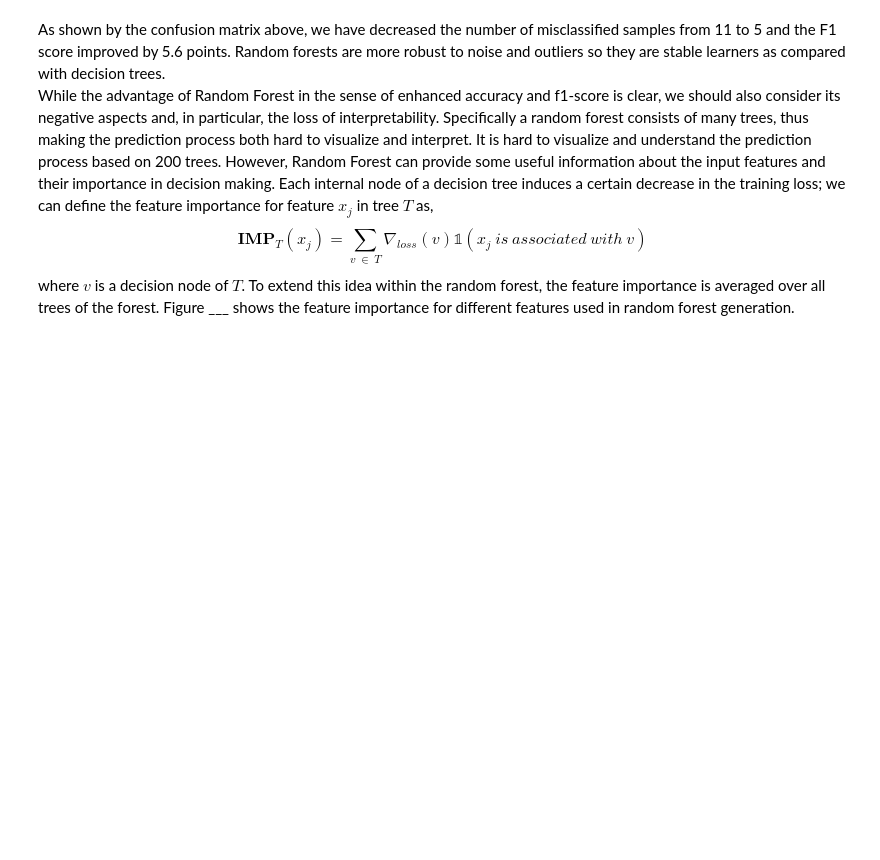
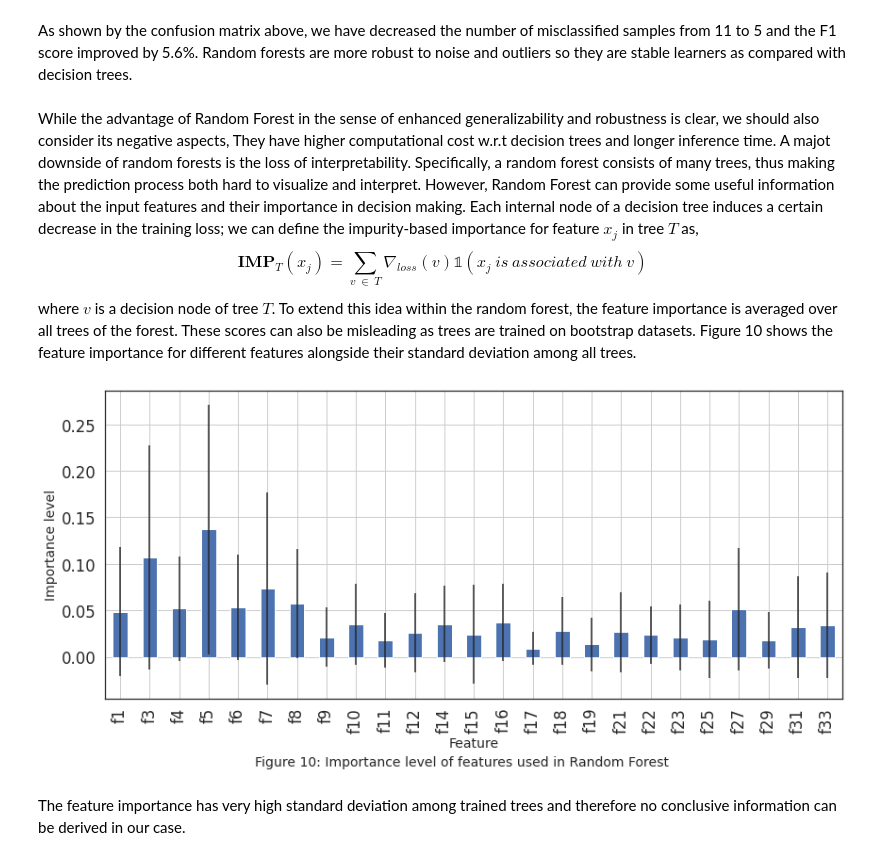
Before and after one commit to DeskDown/Ionosphere_Classfication, a Jupyter notebook: classification-of-ionosphere-returns.ipynb, the cells around one changed output. Saved outputs shown, nothing was run; the diff lists cells and outputs as text; code cells hidden in the pictures; blank space fills up the shorter version.

```diff
--- a/classification-of-ionosphere-returns.ipynb
+++ b/classification-of-ionosphere-returns.ipynb
@@ -542,27 +584,32 @@ for name in models:
 # %% [markdown]
-
-As shown by the confusion matrix above, we have decreased the number of misclassified samples from 11 to 5 and the F1 score improved by 5.6 points. Random forests are more robust to noise and outliers so they are stable learners as compared with decision trees.
-While the advantage of Random Forest in the sense of enhanced accuracy and f1-score is clear, we should
-also consider its negative aspects and, in particular, the loss of interpretability. Specifically a random forest consists of many trees, thus making the prediction process both hard to visualize and interpret. It is hard to visualize and understand the prediction process based on 200 trees. However, Random Forest can provide some useful information about the input features and their importance in decision making. Each internal node of a decision tree induces a certain decrease in the training loss; we
-can define the feature importance for feature $x_j$ in tree $T$ as,
+As shown by the confusion matrix above, we have decreased the number of misclassified samples from 11 to 5 and the F1 score improved by 5.6%. Random forests are more robust to noise and outliers so they are stable learners as compared with decision trees.
+<br>
+While the advantage of Random Forest in the sense of enhanced generalizability and robustness is clear, we should also consider its negative aspects, They have higher computational cost w.r.t decision trees and longer inference time. A majot downside of random forests is the loss of interpretability. Specifically, a random forest consists of many trees, thus making the prediction process both hard to visualize and interpret. However, Random Forest can provide some useful information about the input features and their importance in decision making. Each internal node of a decision tree induces a certain decrease in the training loss; we can define the impurity-based importance for feature $x_j$ in tree $T$ as,
 $$
 \textbf{IMP}_{T}(x_j) = \sum_{v\ \in\ {T}} \nabla_{loss}(v) \mathbb{1}(x_j\ is\ associated\ with\ v)
 $$
-where $v$ is a decision node of $T$. To extend this idea within the random forest, the feature importance is averaged over all trees of the forest. Figure ___ shows the feature importance for different features used in random forest generation.
+where $v$ is a decision node of tree $T$. To extend this idea within the random forest, the feature importance is averaged over all trees of the forest. These scores can also be misleading as trees are trained on bootstrap datasets. Figure 10 shows the feature importance for different features alongside their standard deviation among all trees.
 # %%
 num_cols = X_train.select_dtypes(include= ['Float64', 'int64']).columns
 clf = gs_trained_models["RandomForest"].named_steps['randomforestclassifier']
 
 plt.figure(figsize = (14,6))
-height = clf.feature_importances_
-order = np.argsort(height)
-plt.bar(x = num_cols[order][::-1], height= height[order][::-1])
-
+importances = clf.feature_importances_
+std = np.std([tree.feature_importances_ for tree in clf.estimators_], axis=0)
+forest_importances = pd.Series(importances, index=num_cols)
+forest_importances.plot.bar(yerr=std)
+# order = np.argsort(importances)
+# plt.bar(x = num_cols[order][::-1], height= height[order][::-1])
 # plt.title("Importance level of features used in Random Forest")
 plt.xlabel("Feature", size = 14)
 plt.ylabel("Importance level", size = 14)
-plt.figtext(0.5,-0.019, "Figure 10: Importance level of features used in Random Forest", fontsize = 14, ha = 'center')
+plt.grid()
+plt.figtext(0.5,-0.04, "Figure 10: Importance level of features used in Random Forest", fontsize = 14, ha = 'center')
 plt.show()
+# %% [output]
+[figure, added]
+# %% [markdown]
+The feature importance has very high standard deviation among trained trees and therefore no conclusive information can be derived in our case.
 # %% [markdown]
 ## 5.3 Logistic Regression
 
```
Also changed, not shown: parts of 35 cells of this notebook, 1 other file.
